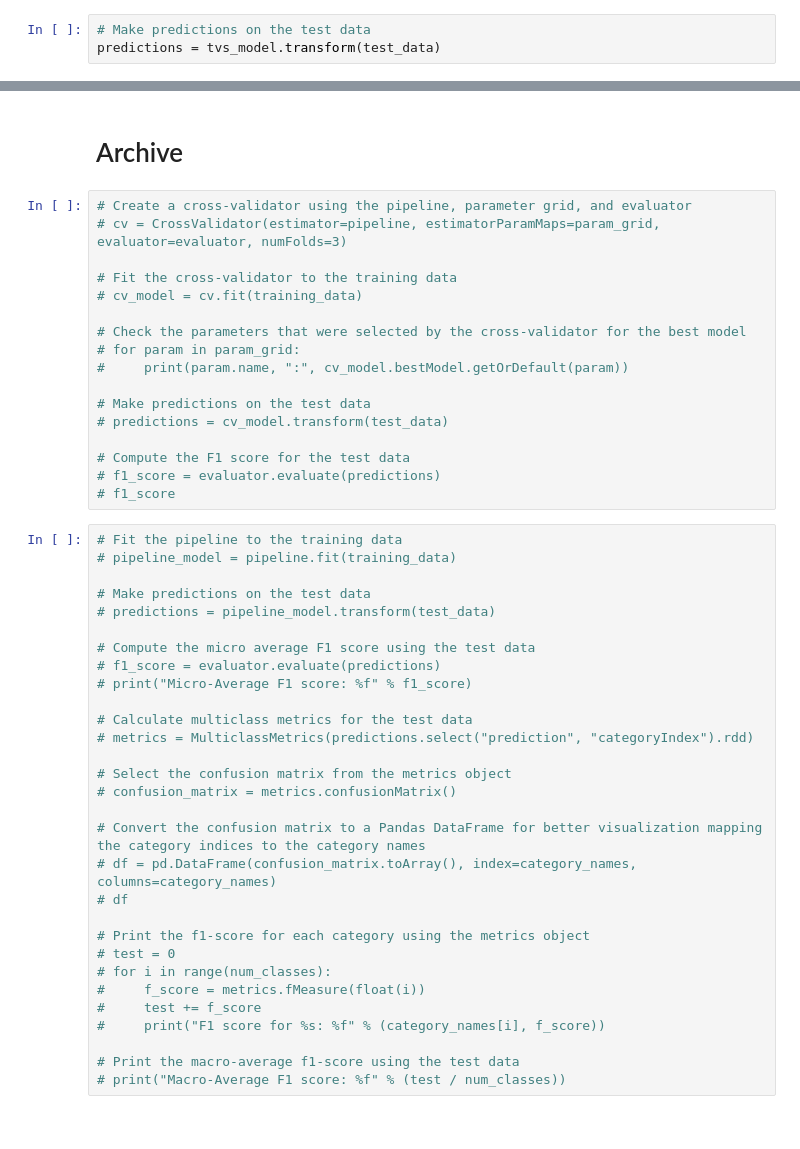
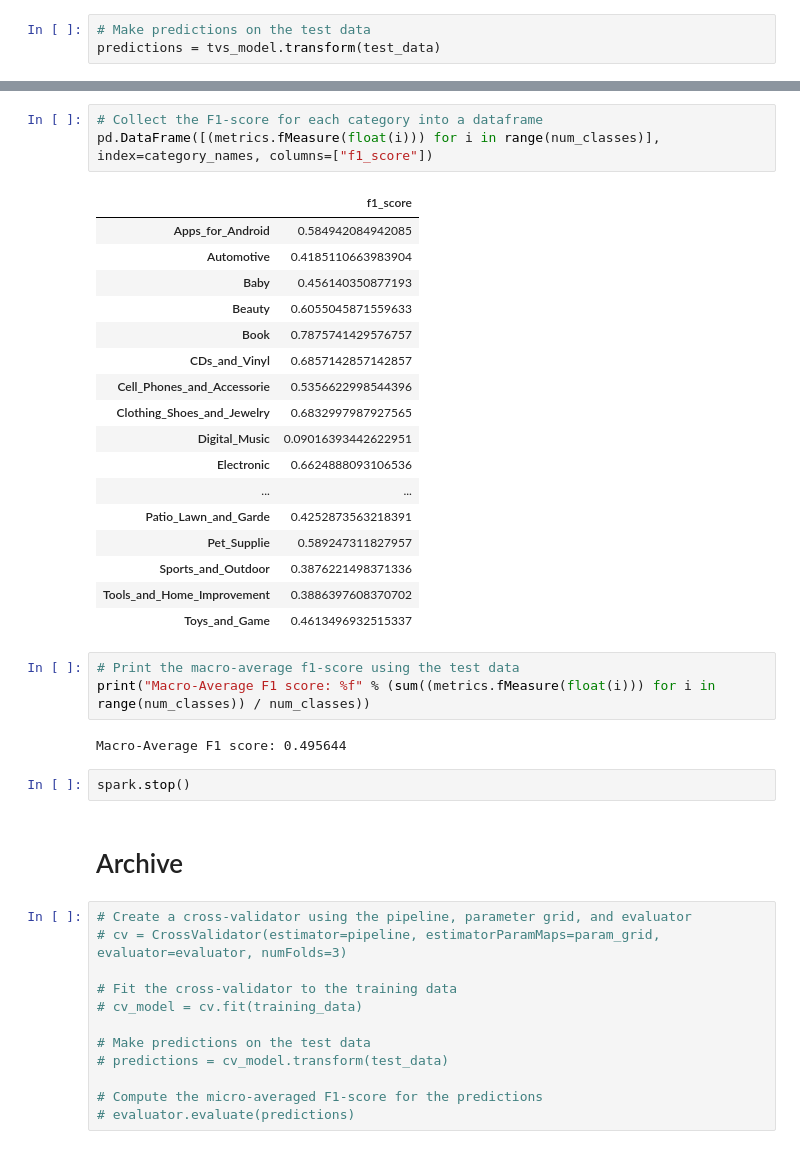
Before and after one commit to Sejmou/dic-2023s, a Jupyter notebook: ex2/2_dataframes.ipynb, the cells around one changed output, grey strips where cells are left out. Saved outputs shown, nothing was run; the diff lists cells and outputs as text.

```diff
--- a/ex2/2_dataframes.ipynb
+++ b/ex2/2_dataframes.ipynb
@@ -146,3 +220,31 @@ f1_score
+# %%
+# Collect the F1-score for each category into a dataframe
+pd.DataFrame([(metrics.fMeasure(float(i))) for i in range(num_classes)], index=category_names, columns=["f1_score"])
+# %% [output]
+|  | f1_score |
+| Apps_for_Android | 0.584942084942085 |
+| Automotive | 0.4185110663983904 |
+| Baby | 0.456140350877193 |
+| Beauty | 0.6055045871559633 |
+| Book | 0.7875741429576757 |
+| CDs_and_Vinyl | 0.6857142857142857 |
+| Cell_Phones_and_Accessorie | 0.5356622998544396 |
+| Clothing_Shoes_and_Jewelry | 0.6832997987927565 |
+| Digital_Music | 0.09016393442622951 |
+| Electronic | 0.6624888093106536 |
+| ... | ... |
+| Patio_Lawn_and_Garde | 0.4252873563218391 |
+| Pet_Supplie | 0.589247311827957 |
+| Sports_and_Outdoor | 0.3876221498371336 |
+| Tools_and_Home_Improvement | 0.3886397608370702 |
+| Toys_and_Game | 0.4613496932515337 |
+# %%
+# Print the macro-average f1-score using the test data
+print("Macro-Average F1 score: %f" % (sum((metrics.fMeasure(float(i))) for i in range(num_classes)) / num_classes))
+# %% [output]
+Macro-Average F1 score: 0.495644
+# %%
+spark.stop()
 # %% [markdown]
 # Archive
 # %%
@@ -152,43 +254,8 @@ f1_score
 # Fit the cross-validator to the training data
 # cv_model = cv.fit(training_data)
 
-# Check the parameters that were selected by the cross-validator for the best model
-# for param in param_grid:
-#     print(param.name, ":", cv_model.bestModel.getOrDefault(param))
-
 # Make predictions on the test data
 # predictions = cv_model.transform(test_data)
 
-# Compute the F1 score for the test data
-# f1_score = evaluator.evaluate(predictions)
-# f1_score
+# Compute the micro-averaged F1-score for the predictions
+# evaluator.evaluate(predictions)
-# %%
-# Fit the pipeline to the training data
-# pipeline_model = pipeline.fit(training_data)
-
-# Make predictions on the test data
-# predictions = pipeline_model.transform(test_data)
-
-# Compute the micro average F1 score using the test data
-# f1_score = evaluator.evaluate(predictions)
-# print("Micro-Average F1 score: %f" % f1_score)
-
-# Calculate multiclass metrics for the test data
-# metrics = MulticlassMetrics(predictions.select("prediction", "categoryIndex").rdd)
-
-# Select the confusion matrix from the metrics object
-# confusion_matrix = metrics.confusionMatrix()
-
-# Convert the confusion matrix to a Pandas DataFrame for better visualization mapping the category indices to the category names
-# df = pd.DataFrame(confusion_matrix.toArray(), index=category_names, columns=category_names)
-# df
-
-# Print the f1-score for each category using the metrics object
-# test = 0
-# for i in range(num_classes):
-#     f_score = metrics.fMeasure(float(i))
-#     test += f_score
-#     print("F1 score for %s: %f" % (category_names[i], f_score))
-
-# Print the macro-average f1-score using the test data
-# print("Macro-Average F1 score: %f" % (test / num_classes))
```
Also changed, not shown: parts of 23 cells of this notebook.
